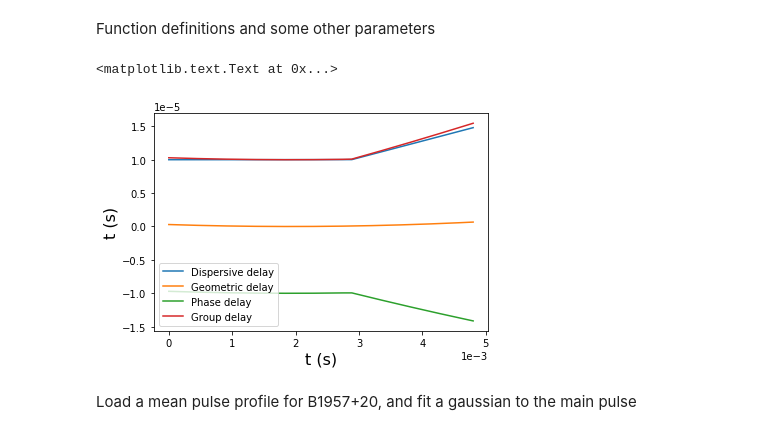
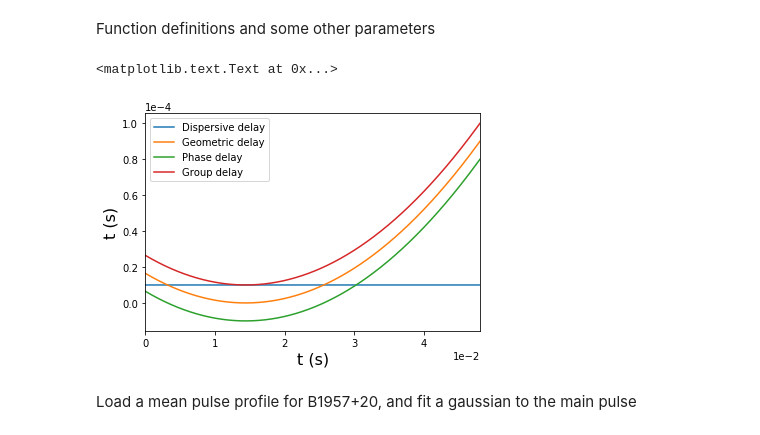
Before and after one commit to quantumfx/binary-lens, a Jupyter notebook: lens_simulation_gauss_pulse.ipynb, the cells around one changed output. Cells and saved outputs as stored; diff of their text form; code cells hidden in the pictures.

```diff
--- a/lens_simulation_gauss_pulse.ipynb
+++ b/lens_simulation_gauss_pulse.ipynb
@@ -9,7 +9,7 @@ from time import time
 Function definitions and some other parameters
 # %%
 res = 10000 # 1 sample is 1/res*1.6ms, 1e7 to resolve 311Mhz
-n = 3 * res # grid size, total time
+n = 30 * res # grid size, total time
 
 #freq = 311.25 # MHz, observed band
 freq = 0.5 # Test, easier on computation
@@ -20,12 +20,12 @@ p_spin *= 1e-3 #ms to s
 
 p_phase = 1./freq # s, E field oscillation period
 R = 6.273 # s, pulsar-companion distance
-gradient = 30.0e-5/0.12
+gradient = 0.00133
 
 intime = p_spin/res # sample -> time in s conversion factor
 insample = res/p_spin # time in s -> samples conversion factor
 
-ipulsar = n/2 # Pulsar position for the geometric delay, will be scanned through
+ipulsar = n/2-n/5 # Pulsar position for the geometric delay, will be scanned through
 
 t = np.linspace(0., n*intime, n) #time array
 
@@ -37,8 +37,8 @@ def gaussian(x,a,b,c):
 # The small features in DM change are about 7.5ms wide
 
 def tau_str(x):
-#    return 1.0e-5*np.ones(x.shape)
-    return np.piecewise(x, [x < (n/2+n/10)*intime, x >= (n/2+n/10)*intime], [1.0e-5, lambda x: 1.0e-5+gradient*(x-(n/2+n/10)*intime)])
+    return 1.0e-5*np.ones(x.shape)
+#    return np.piecewise(x, [x < (n/2)*intime, x >= (n/2)*intime], [1.0e-5, lambda x: 1.0e-5+gradient*(x-(n/2)*intime)])
 def tau_geom(x, xpulsar):
     return (xpulsar-x)**2/(2.*R)
 def tau_phase(x, xpulsar):
@@ -48,17 +48,17 @@ def tau_group(x, xpulsar):
 # %%
 #plt.figure(figsize=(14,4))
 plt.plot(t, tau_str(t), label="Dispersive delay")
 plt.plot(t, tau_geom(t, ipulsar*intime), label="Geometric delay")
 plt.plot(t, tau_phase(t, ipulsar*intime), label="Phase delay")
 plt.plot(t, tau_group(t, ipulsar*intime), label="Group delay")
-#plt.xlim((res/2-res/15)*intime,(res/2+res/10)*intime)
+plt.xlim(0*intime,n*intime)
 plt.ticklabel_format(style='sci', axis='both', scilimits=(0,0))
 plt.legend(loc="best")
 plt.xlabel('t (s)', fontsize=16)
 plt.ylabel(r't (s)', fontsize=16)
 # %% [output]
 <matplotlib.text.Text at 0x...>
-[figure, old version]
+[figure, new version]
 # %% [markdown]
 Load a mean pulse profile for B1957+20, and fit a gaussian to the main pulse
 # %%
```
Also changed, not shown: parts of 5 cells of this notebook.
